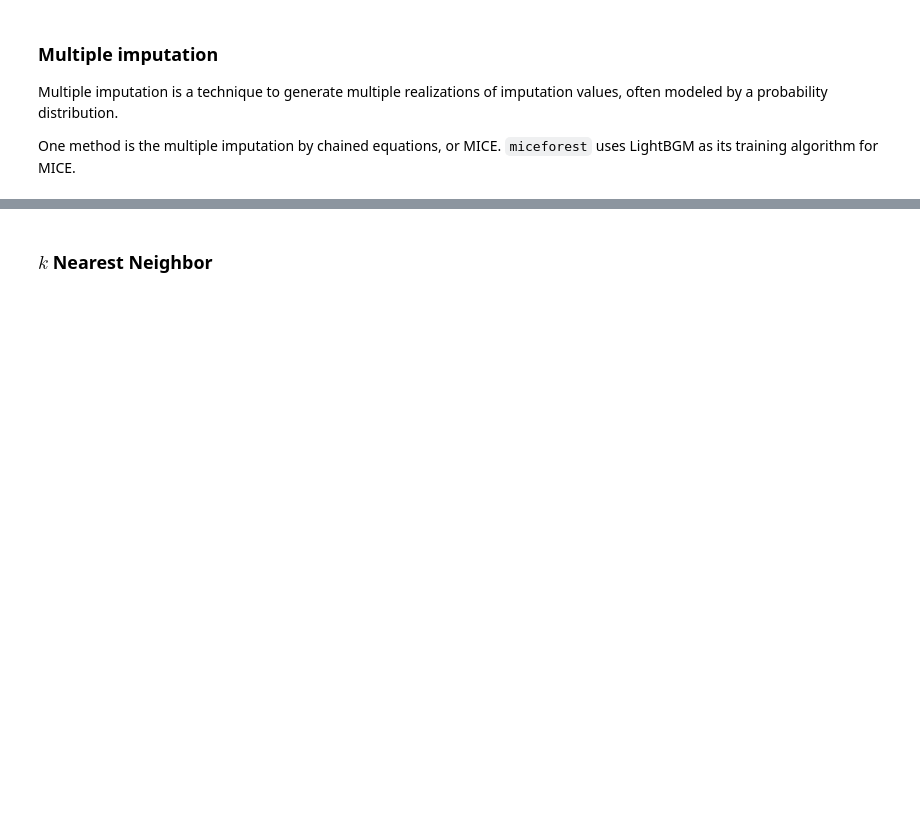
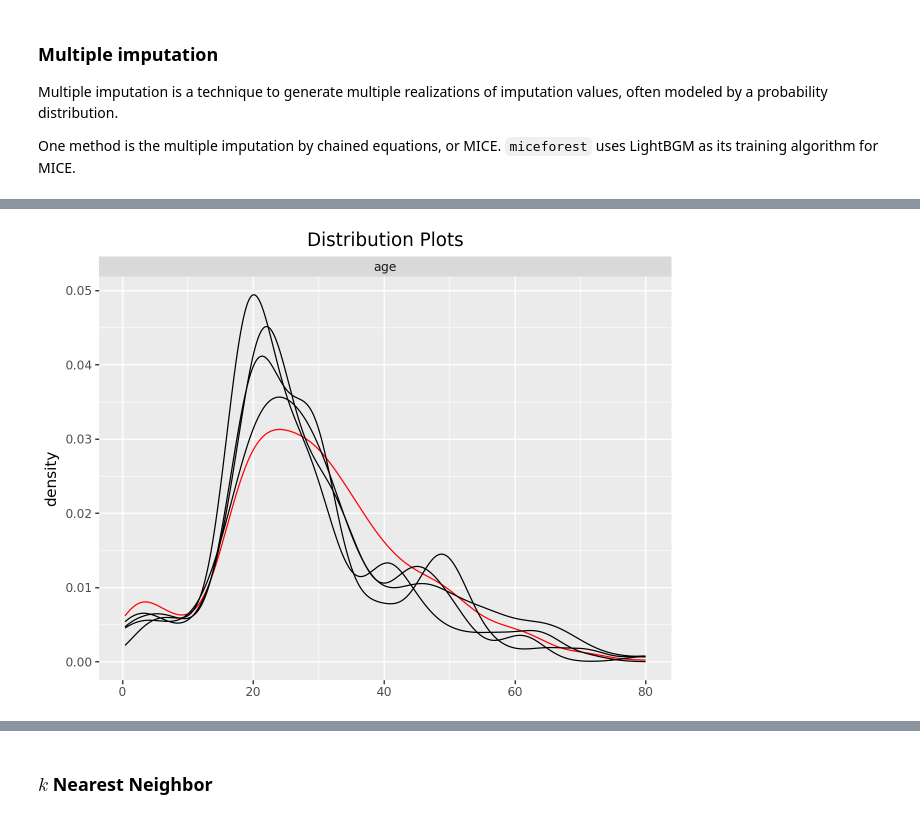
Before and after one commit to caranugent/DE300, a Jupyter notebook: _sources/notes/03-missing-data-class.ipynb, the cells around one changed output, grey strips where cells are left out. Cells and saved outputs as stored; diff of their text form; code cells hidden in the pictures; blank space fills up the shorter version.

```diff
--- a/_sources/notes/03-missing-data-class.ipynb
+++ b/_sources/notes/03-missing-data-class.ipynb
@@ -125,16 +142,21 @@ One method is the multiple imputation by chained equations, or MICE. `miceforest
 # %%
-# !pip install miceforest
 import miceforest as mf
-
 # miceforest requires a real matrix.
 # For illustrative purposes, we only use the numerical columns.
 
 # set up a kernel to produce `num_datasets` imputed datasets
 num_datasets = 4
 kernel = mf.ImputationKernel(
-
+    data=titanic.select_dtypes('number'),
+    num_datasets=num_datasets,
+    save_all_iterations_data=False,
+    random_state=1
 )
 # %%
 # run the MICE algorithm
+kernel.mice(iterations=5)
+kernel.plot_imputed_distributions()
+# %% [output]
+[figure, added]
 # %%
 # retrieve completed data
```
Also changed, not shown: parts of 11 cells of this notebook.
